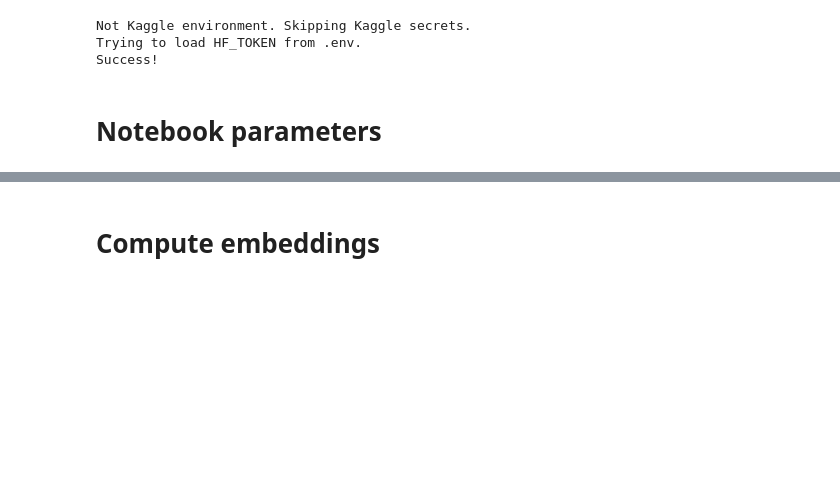
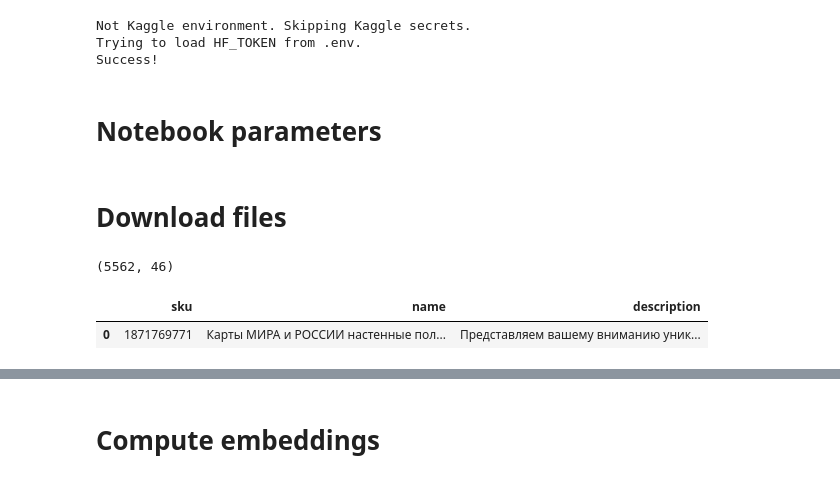
Before and after one commit to tony-pitchblack/marketplace_analytics, a Jupyter notebook: clip-siamese/compute_embeddings_sbert.ipynb, the cells around one changed output, grey strips where cells are left out. Saved outputs shown, nothing was run; the diff lists cells and outputs as text; code cells hidden in the pictures; blank space fills up the shorter version.

```diff
--- a/clip-siamese/compute_embeddings_sbert.ipynb
+++ b/clip-siamese/compute_embeddings_sbert.ipynb
@@ -46,0 +52,2 @@ DEVICE = 'cuda' if torch.cuda.is_available() else 'cpu'
+# %% [markdown]
+# Download files
@@ -46,0 +70,9 @@ DEVICE = 'cuda' if torch.cuda.is_available() else 'cpu'
+# %%
+import pandas as pd
+source_df = pd.read_csv(DATA_PATH + SOURCE_TABLE_NAME)
+print(source_df.shape)
+source_df[['sku', 'name', 'description']].head(1)
+# %% [output]
+(5562, 46)
+|  | sku | name | description |
+| 0 | 1871769771 | Карты МИРА и РОССИИ настенные пол... | Представляем вашему вниманию уник... |
```
Also changed, not shown: parts of 5 cells of this notebook, 1 other file.
